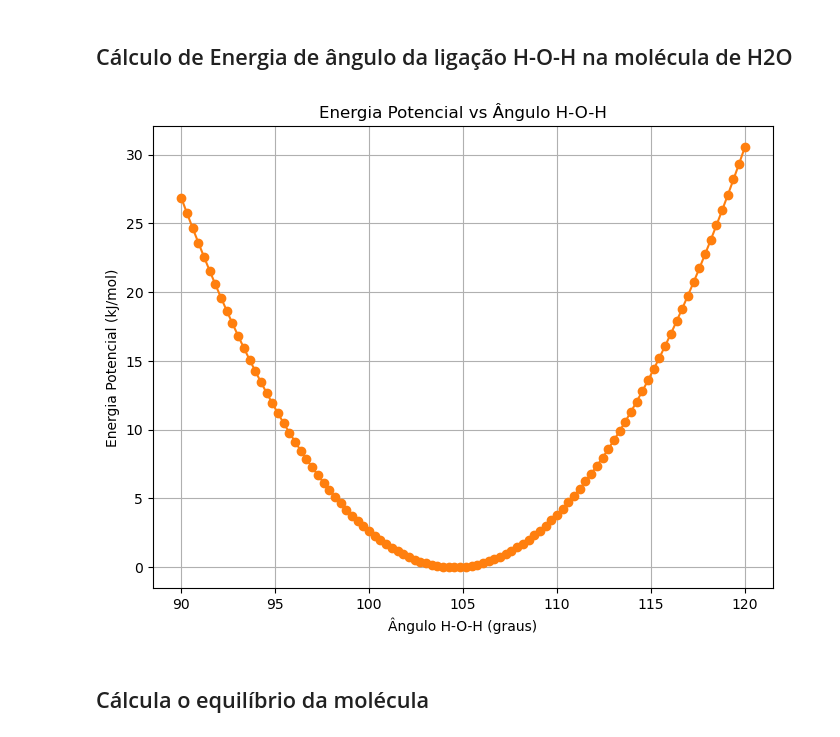
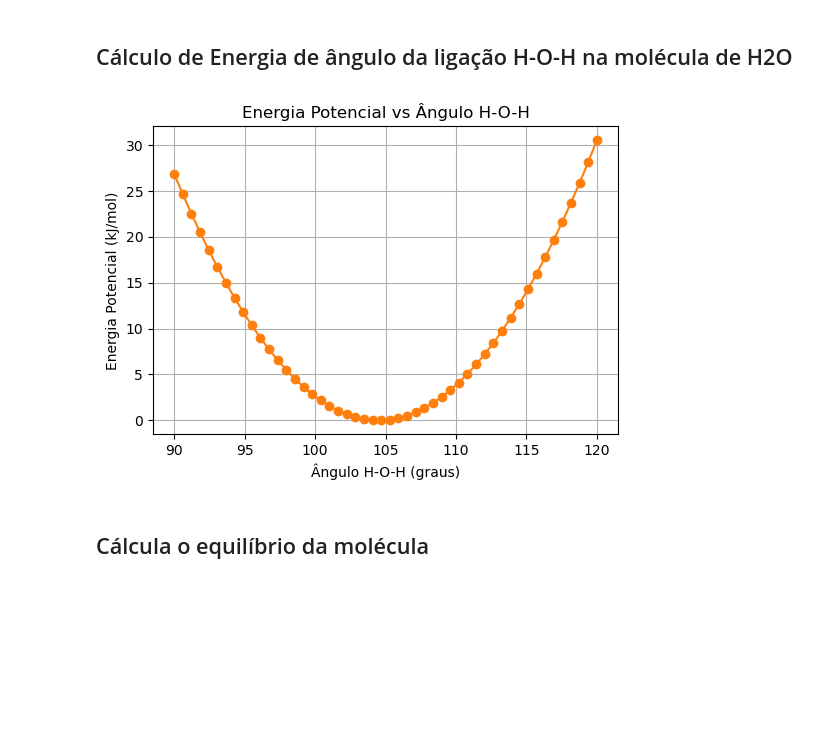
Before and after one commit to elvissoares/EQE595-SimMol, a Jupyter notebook: notebooks/Aula09-Agua_e_Campos_de_Forca.ipynb, the cells around one changed output. Drawn from its saved outputs; the diff is of its cells as text; code cells hidden in the pictures; blank space fills up the shorter version.

```diff
--- a/notebooks/Aula09-Agua_e_Campos_de_Forca.ipynb
+++ b/notebooks/Aula09-Agua_e_Campos_de_Forca.ipynb
@@ -131,7 +131,7 @@ Parâmetro 0: [1, 0, 2, Quantity(value=1.82421813418, unit=radian), Quantity(val
 ## Cálculo de Energia de comprimento da ligação O-H na molécula de H2O
 # %%
 # loop sobre distancias entre o átomo de oxigênio e o hidrogênio 1 e calcula a energia potencial
-distances = np.linspace(0.5, 1.4, 100) * angstrom
+distances = np.linspace(0.5, 1.4, 50) * angstrom
 energies = []
 for distance in distances:
     simulation.context.setPositions(
@@ -149,7 +149,7 @@ energies = np.array(energies)
 
 
 # Criando um gráfico de energia potencial versus distância
-plt.figure(figsize=(8, 6))
+plt.figure(figsize=(6, 4))
 plt.plot(distances.value_in_unit(angstrom), energies, marker='o', linestyle='-', color='C0')
 plt.title('Energia Potencial vs Distância O-H')
 plt.xlabel('Distância O-H (Å)')
@@ -161,31 +161,31 @@ plt.grid()
 ## Cálculo de Energia de ângulo da ligação H-O-H na molécula de H2O
 # %%
 # loop sobre valores do ângulo entre H-O-H e calcula a energia potencial
-angles = np.linspace(90, 120, 100) * np.pi / 180  # Ângulos de 90 a 150 graus
+angles = np.linspace(90, 120, 50) * np.pi / 180  # Ângulos de 90 a 150 graus
 energies_angle = []
 for angle in angles:
     simulation.context.setPositions(
         np.array([
             [0.0, 0.0, 0.0],  # O
             [bond, 0.0, 0.0],  # H1
             [bond * np.cos(angle), bond * np.sin(angle), 0.0]  # H2
         ]) * angstrom
     )
     state = simulation.context.getState(getEnergy=True)
     energies_angle.append(state.getPotentialEnergy().value_in_unit(kilojoule_per_mole))
 
 # Convertendo as energias para um array NumPy
 energies_angle = np.array(energies_angle)
 
 # Criando um gráfico de energia potencial versus ângulo
-plt.figure(figsize=(8, 6))
+plt.figure(figsize=(6, 4))
 plt.plot(np.degrees(angles), energies_angle, marker='o', linestyle='-', color='C1')
 plt.title('Energia Potencial vs Ângulo H-O-H')
 plt.xlabel('Ângulo H-O-H (graus)')
 plt.ylabel('Energia Potencial (kJ/mol)')
 plt.grid()
 # %% [output]
-[figure, old version]
+[figure, new version]
 # %% [markdown]
 ## Cálcula o equilíbrio da molécula
 # %% [markdown]
```
Also changed, not shown: parts of 1 cell of this notebook.
